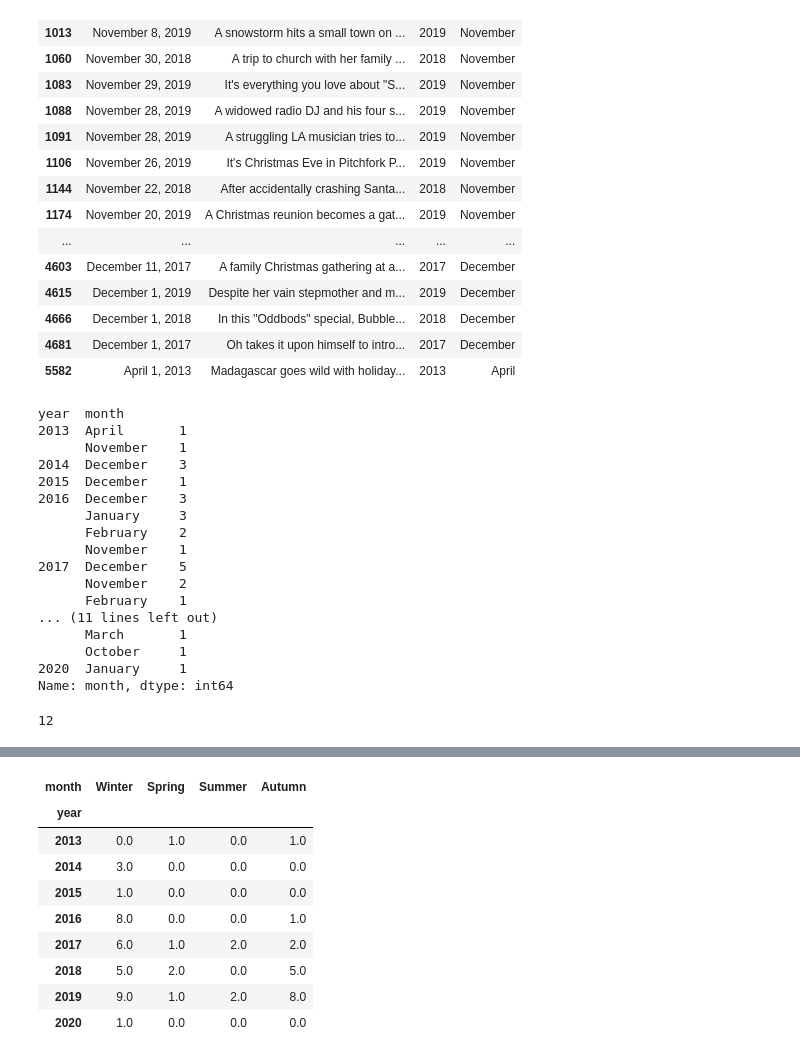
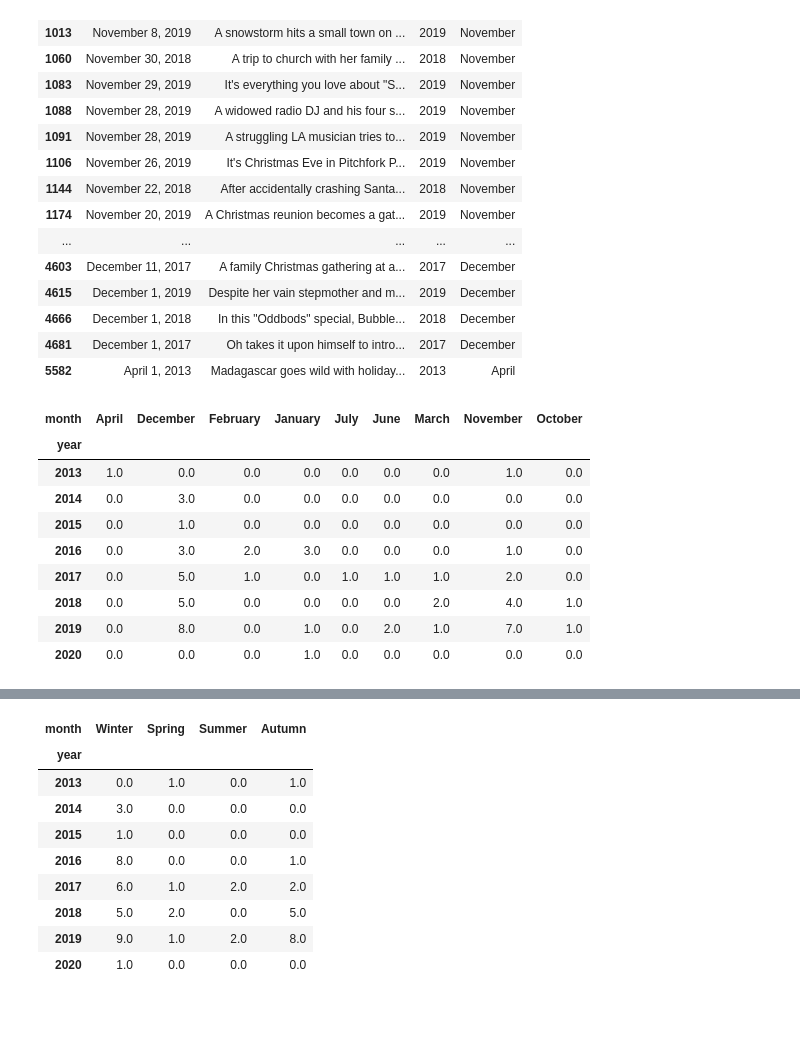
Before and after one commit to aSkailand/dat540-netflix_catalogue, a Jupyter notebook: src/Patterns in genres .ipynb, the cells around one changed output, grey strips where cells are left out. Drawn from its saved outputs; the diff is of its cells as text; code cells hidden in the pictures; blank space fills up the shorter version.

```diff
--- a/src/Patterns in genres .ipynb
+++ b/src/Patterns in genres .ipynb
@@ -247,28 +233,17 @@ df_xmas
 # %%
 xmas_df = df_xmas.groupby("year")
 xmas_df = xmas_df["month"].value_counts()
-#xmas_df = xmas_df.unstack()
-#xmas_df = xmas_df.fillna(0)
+xmas_df = xmas_df.unstack()
+xmas_df = xmas_df.fillna(0)
 xmas_df
 # %% [output]
-year  month
-2013  April       1
-      November    1
-2014  December    3
-2015  December    1
-2016  December    3
-      January     3
-      February    2
-      November    1
-2017  December    5
-      November    2
-      February    1
-... (11 lines left out)
-      March       1
-      October     1
-2020  January     1
-Name: month, dtype: int64
+| month | April | December | February | January | July | June | March | November | October |
+| year |  |  |  |  |  |  |  |  |  |
+| 2013 | 1.0 | 0.0 | 0.0 | 0.0 | 0.0 | 0.0 | 0.0 | 1.0 | 0.0 |
+| 2014 | 0.0 | 3.0 | 0.0 | 0.0 | 0.0 | 0.0 | 0.0 | 0.0 | 0.0 |
+| 2015 | 0.0 | 1.0 | 0.0 | 0.0 | 0.0 | 0.0 | 0.0 | 0.0 | 0.0 |
+| 2016 | 0.0 | 3.0 | 2.0 | 3.0 | 0.0 | 0.0 | 0.0 | 1.0 | 0.0 |
+| 2017 | 0.0 | 5.0 | 1.0 | 0.0 | 1.0 | 1.0 | 1.0 | 2.0 | 0.0 |
+| 2018 | 0.0 | 5.0 | 0.0 | 0.0 | 0.0 | 0.0 | 2.0 | 4.0 | 1.0 |
+| 2019 | 0.0 | 8.0 | 0.0 | 1.0 | 0.0 | 2.0 | 1.0 | 7.0 | 1.0 |
+| 2020 | 0.0 | 0.0 | 0.0 | 1.0 | 0.0 | 0.0 | 0.0 | 0.0 | 0.0 |
-# %%
-len(xmas_df.columns)
-# %% [output]
-12
```
Also changed, not shown: parts of 11 cells of this notebook, 4 other files.
